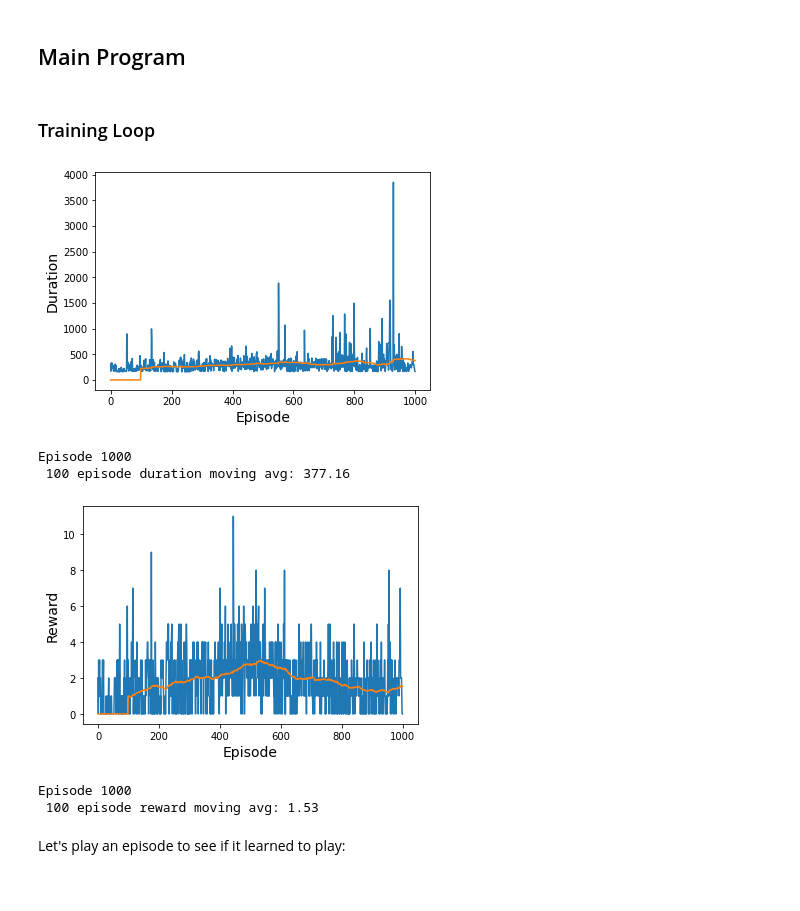
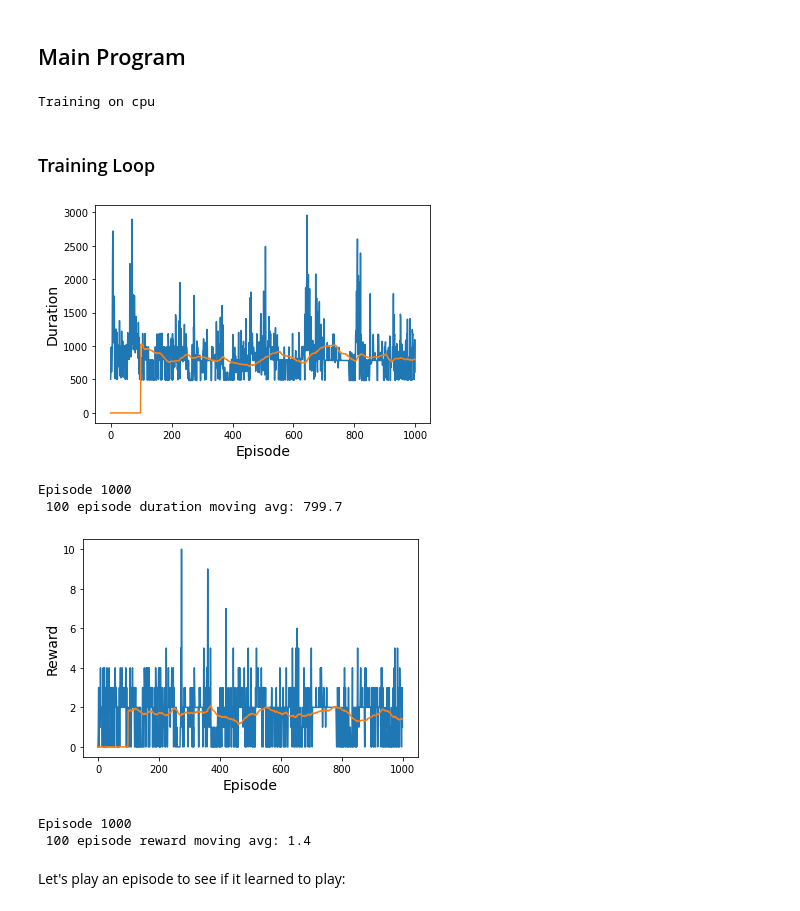
Before and after one commit to AngieC96/ReinforcementLProject, a Jupyter notebook: code/Breakout_CNN.ipynb, the cells around one changed output. Cells and saved outputs as stored; diff of their text form; code cells hidden in the pictures.

```diff
--- a/code/Breakout_CNN.ipynb
+++ b/code/Breakout_CNN.ipynb
@@ -19,6 +19,8 @@ import torch.nn as nn
 import torch.optim as optim
 import torch.nn.functional as F
 import torchvision.transforms as T
+# %%
+version = "02"
 # %% [markdown]
 ## Set Up Device
 
@@ -390,8 +388,7 @@ class QValues():
 
     @staticmethod
     def get_next(target_net, next_states):
-        final_state_locations = next_states.flatten(start_dim=1) \
-            .max(dim=1)[0].eq(0).type(torch.bool)
+        final_state_locations = next_states.flatten(start_dim=1)             .max(dim=1)[0].eq(0).type(torch.bool)
         non_final_state_locations = (final_state_locations == False)
         non_final_states = next_states[non_final_state_locations]
         batch_size = next_states.shape[0]
@@ -400,6 +397,26 @@ class QValues():
         return values
 # %% [markdown]
 ## Main Program
+# %%
+# Essential Objects
+
+# if gpu is to be used
+device = torch.device("cuda" if torch.cuda.is_available() else "cpu")
+print(f"Training on device: {device}")
+
+em = EnvManager(device)
+strategy = EpsilonGreedyStrategy(eps_start, eps_end, eps_decay)
+agent = Agent(strategy, em.num_actions_available(), device)
+memory = ReplayMemory(memory_size)
+
+policy_net = DQN(em.get_screen_height(), em.get_screen_width(), em.num_actions_available()).to(device)
+target_net = DQN(em.get_screen_height(), em.get_screen_width(), em.num_actions_available()).to(device)
+target_net.load_state_dict(policy_net.state_dict())
+target_net.eval()  # since we only use this net for inference
+
+optimizer = optim.RMSprop(params = policy_net.parameters(), lr = lr)
+# %% [output]
+Training on cpu
 # %%
 # Hyperparameters
 batch_size = 256
@@ -411,29 +428,12 @@ target_update = 50
 memory_size = 100000
 lr = 0.001
 num_episodes = 1000
-# %%
-# Essential Objects
-
-# if gpu is to be used
-device = torch.device("cuda" if torch.cuda.is_available() else "cpu")
-print(f"Training on {device}")
-
-em = EnvManager(device)
-strategy = EpsilonGreedyStrategy(eps_start, eps_end, eps_decay)
-agent = Agent(strategy, em.num_actions_available(), device)
-memory = ReplayMemory(memory_size)
-
-policy_net = DQN(em.get_screen_height(), em.get_screen_width(), em.num_actions_available()).to(device)
-target_net = DQN(em.get_screen_height(), em.get_screen_width(), em.num_actions_available()).to(device)
-target_net.load_state_dict(policy_net.state_dict())
-target_net.eval()  # since we only use this net for inference
-
-optimizer = optim.Adam(params=policy_net.parameters(), lr=lr)
 # %% [markdown]
 ### Training Loop
 # %%
 episode_durations = []
 episode_rewards = []
+losses = []
 
 policy_net.train()
 
@@ -449,40 +449,41 @@ for episode in range(num_episodes):
         next_state = em.get_state()
         memory.push(Experience(state, action, next_state, reward))
         state = next_state
 
         if memory.can_provide_sample(batch_size):
             experiences = memory.sample(batch_size)
             states, actions, rewards, next_states = extract_tensors(experiences)
 
             current_q_values = QValues.get_current(policy_net, states, actions)
             next_q_values = QValues.get_next(target_net, next_states)
             target_q_values = rewards + (gamma * next_q_values)  # Bellman's equation
 
             loss = F.mse_loss(current_q_values, target_q_values.unsqueeze(1))
+            losses.append(loss)
             optimizer.zero_grad()
             loss.backward()
             optimizer.step()
 
         if em.done:
             episode_durations.append(timestep)
             plot_durations(episode_durations, 100)
             episode_rewards.append(episode_reward)
             plot_rewards(episode_rewards, 100)
             break
 
     if episode % target_update == 0:
         exchange_weights(target_net, policy_net)
         save_checkpoint(policy_net, optimizer, num_episodes)
 
-save_weights(policy_net, "CNN_01")
+save_weights(policy_net, "CNN_" + version)
 em.close()
 # %% [output]
-[figure, old version]
+[figure, new version]
 Episode 1000
- 100 episode duration moving avg: 377.16
+ 100 episode duration moving avg: 799.7
-[figure, old version]
+[figure, new version]
 Episode 1000
- 100 episode reward moving avg: 1.53
+ 100 episode reward moving avg: 1.4
 # %% [markdown]
 Let's play an episode to see if it learned to play:
 # %%
```
Also changed, not shown: parts of 8 cells of this notebook, 5 other files.
